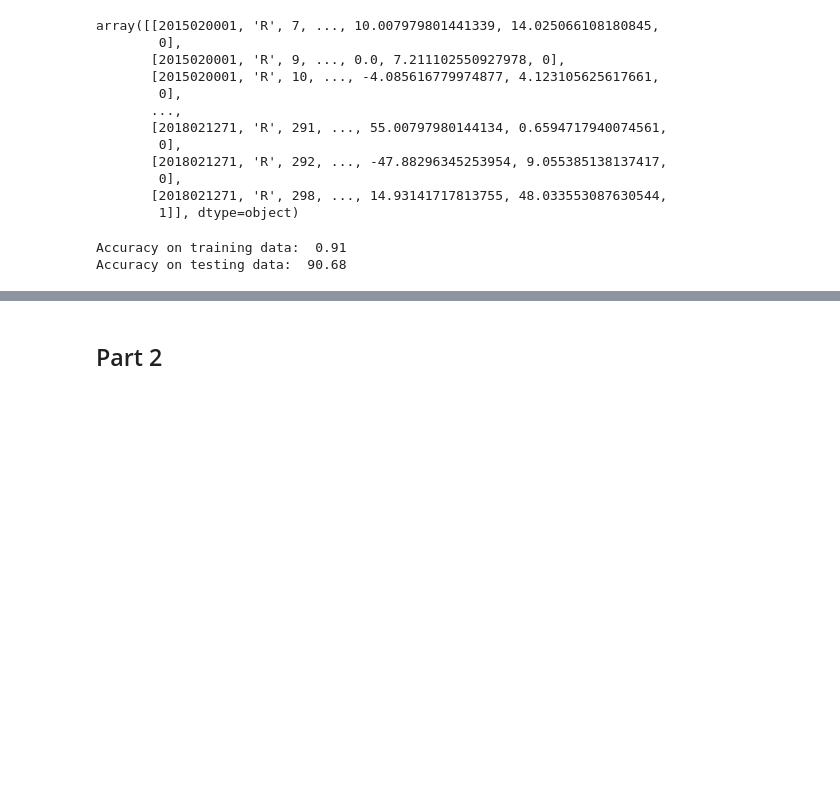
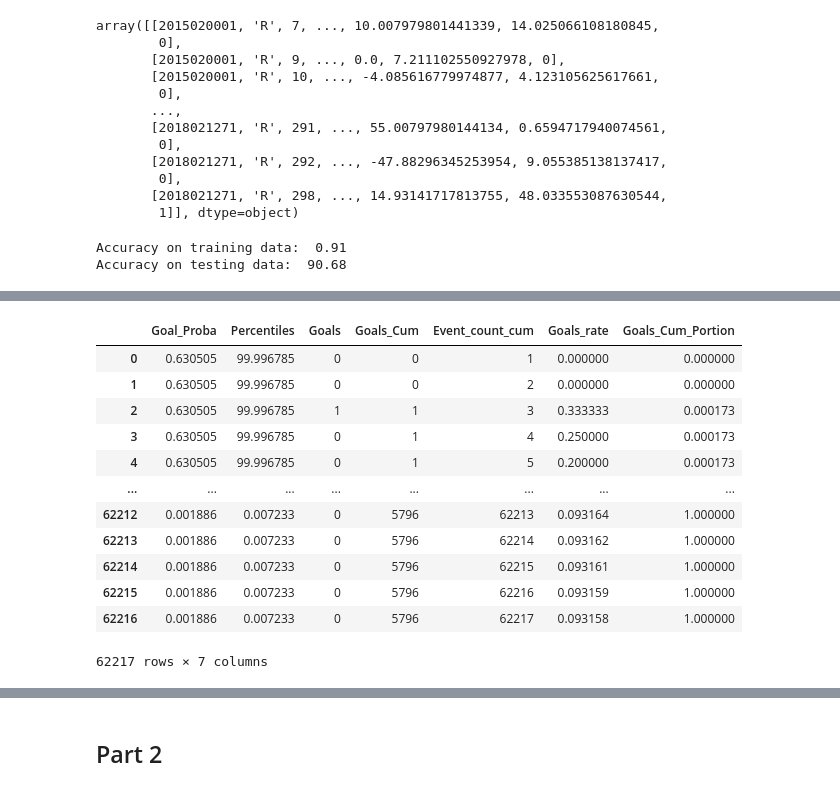
Before and after one commit to nassimwalha/IFT-6758, a Jupyter notebook: notebooks/Advanced Models.ipynb, the cells around one changed output, grey strips where cells are left out. Saved outputs shown, nothing was run; the diff lists cells and outputs as text; code cells hidden in the pictures; blank space fills up the shorter version.

```diff
--- a/notebooks/Advanced Models.ipynb
+++ b/notebooks/Advanced Models.ipynb
@@ -151,0 +169,39 @@ Accuracy on testing data:  90.68
+# %%
+Dict_proba = {'Goal_Proba': model_xgb.predict_proba(X_test)[:,1]}
+Dict_proba
+df_proba = pd.DataFrame(Dict_proba)
+df_proba
+
+df_proba['Percentiles'] = df_proba.apply(lambda x: percentileofscore(df_proba['Goal_Proba'],x))
+df_proba
+
+df_proba['Goals'] = y_test
+df_proba_sorted = df_proba.sort_values(by='Percentiles', ascending = False)
+df_proba_sorted
+
+df_proba_sorted['Goals_Cum'] = df_proba_sorted['Goals'].cumsum()
+df_proba_sorted
+
+df_proba_sorted.reset_index(drop = True, inplace=True)
+df_proba_sorted['Event_count_cum'] = df_proba_sorted.index+1
+df_proba_sorted
+
+
+df_proba_sorted = df_proba_sorted.assign(Goals_rate = lambda x: x['Goals_Cum']/x['Event_count_cum'])
+
+df_proba_sorted['Goals_Cum_Portion'] = df_proba_sorted['Goals_Cum']/max(df_proba_sorted['Goals_Cum'])
+df_proba_sorted
+# %% [output]
+|  | Goal_Proba | Percentiles | Goals | Goals_Cum | Event_count_cum | Goals_rate | Goals_Cum_Portion |
+| 0 | 0.630505 | 99.996785 | 0 | 0 | 1 | 0.000000 | 0.000000 |
+| 1 | 0.630505 | 99.996785 | 0 | 0 | 2 | 0.000000 | 0.000000 |
+| 2 | 0.630505 | 99.996785 | 1 | 1 | 3 | 0.333333 | 0.000173 |
+| 3 | 0.630505 | 99.996785 | 0 | 1 | 4 | 0.250000 | 0.000173 |
+| 4 | 0.630505 | 99.996785 | 0 | 1 | 5 | 0.200000 | 0.000173 |
+| ... | ... | ... | ... | ... | ... | ... | ... |
+| 62212 | 0.001886 | 0.007233 | 0 | 5796 | 62213 | 0.093164 | 1.000000 |
+| 62213 | 0.001886 | 0.007233 | 0 | 5796 | 62214 | 0.093162 | 1.000000 |
+| 62214 | 0.001886 | 0.007233 | 0 | 5796 | 62215 | 0.093161 | 1.000000 |
+| 62215 | 0.001886 | 0.007233 | 0 | 5796 | 62216 | 0.093159 | 1.000000 |
+| 62216 | 0.001886 | 0.007233 | 0 | 5796 | 62217 | 0.093158 | 1.000000 |
+62217 rows × 7 columns
```
Also changed, not shown: parts of 3 cells of this notebook.
